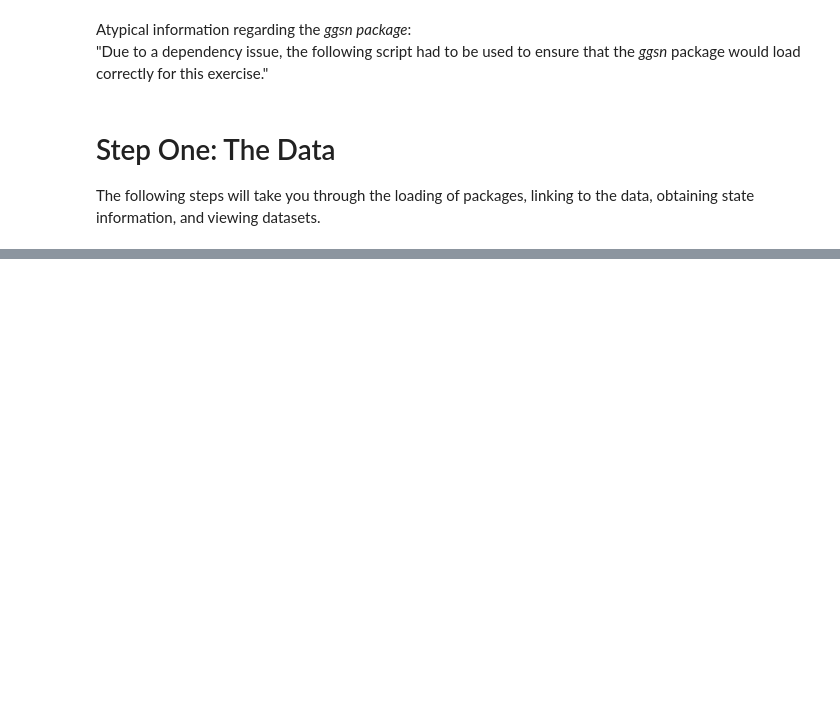
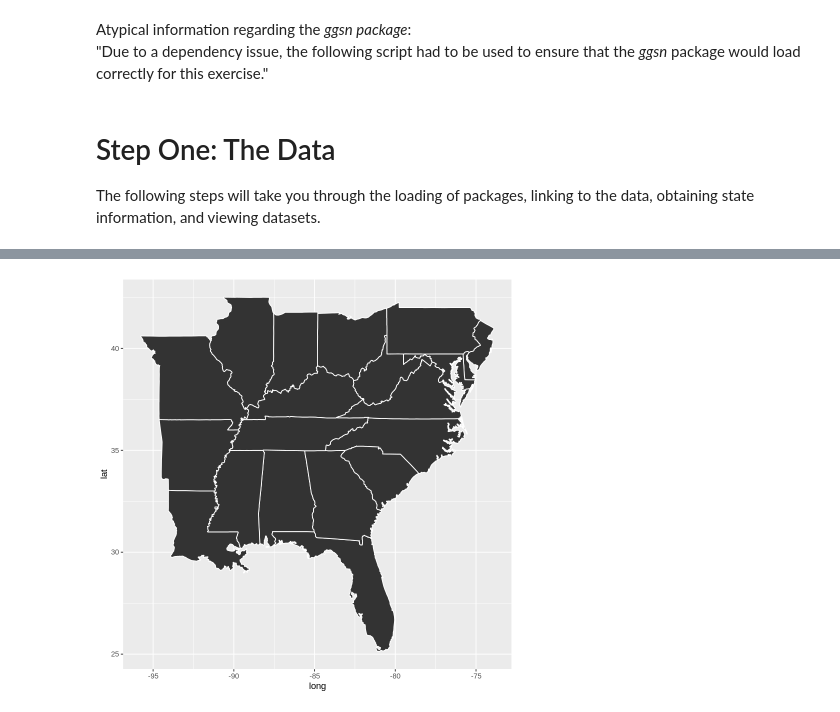
Before and after one commit to chrismgentry/GIS1-Exercise-4, a Jupyter notebook: GIS1_EX4.ipynb, the cells around one changed output, grey strips where cells are left out. Drawn from its saved outputs; the diff is of its cells as text; code cells hidden in the pictures; blank space fills up the shorter version.

```diff
--- a/GIS1_EX4.ipynb
+++ b/GIS1_EX4.ipynb
@@ -22,0 +68,10 @@ The following steps will take you through the loading of packages, linking to th
+# %%
+states <- map_data(map = "state", region = c("alabama","arkansas","delaware","florida","georgia",
+                                             "illinois","indiana","kentucky","louisiana","maryland",
+                                             "mississippi","missouri","new jersey","north carolina","ohio",
+                                             "pennsylvania","south carolina","tennessee","virginia","west virginia"))
+
+ggplot(states) +
+  geom_polygon(aes(x=long, y=lat, group=group), color = "white")
+# %% [output]
+[figure, added]
```
Also changed, not shown: parts of 50 cells of this notebook, 2 other files.
